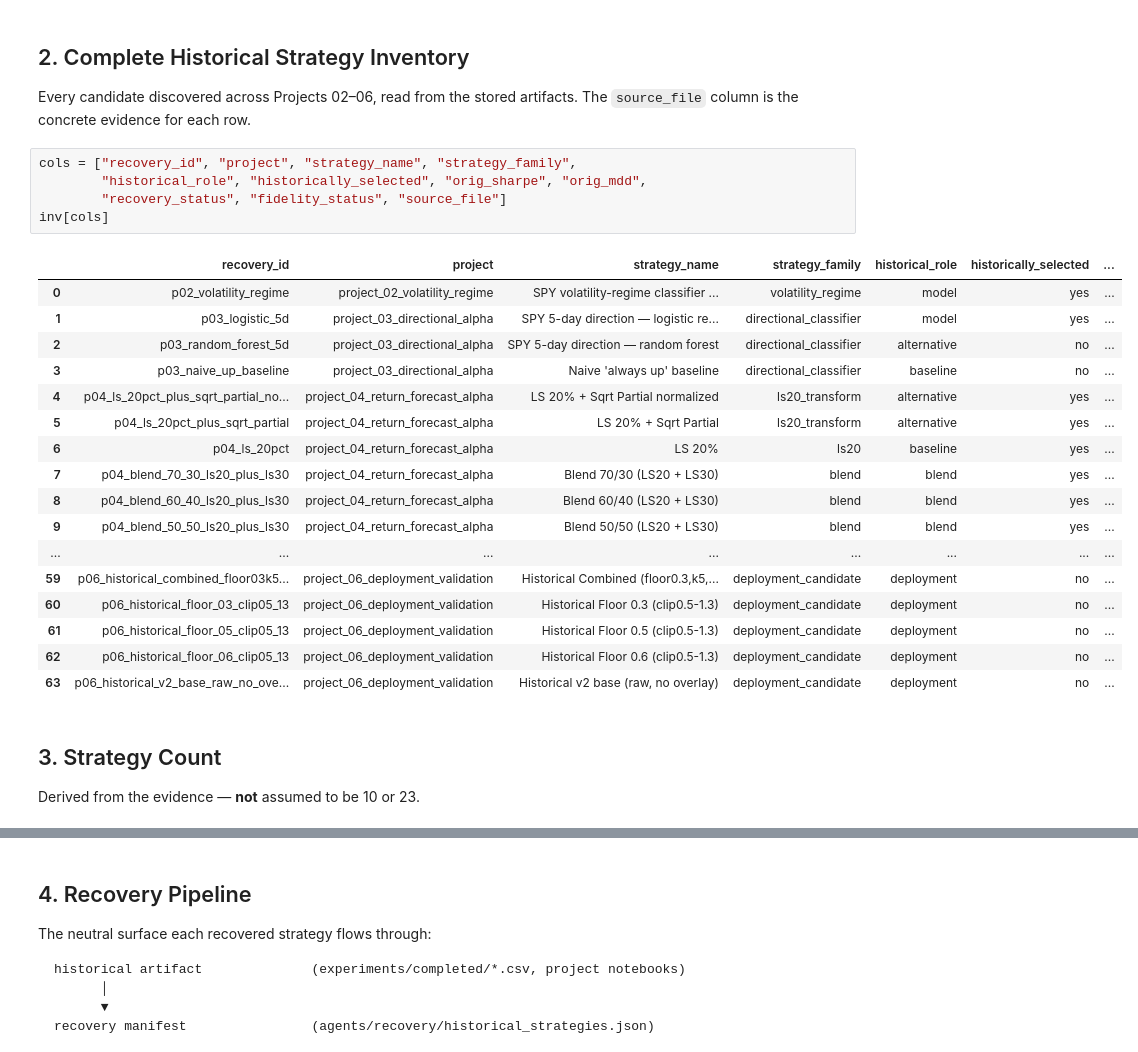
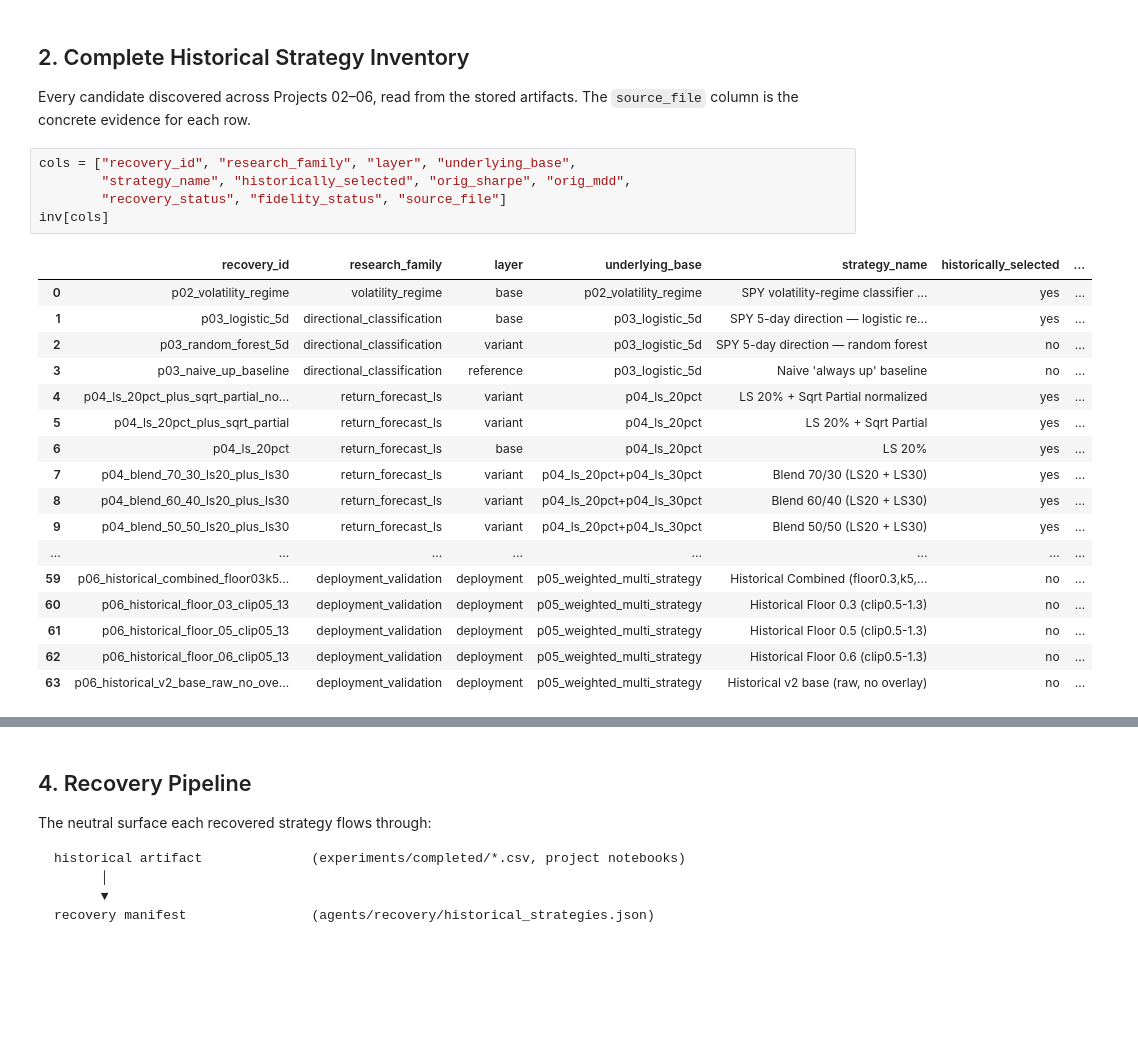
Before and after one commit to OpusArtisbyRawlz/quant-lab, a Jupyter notebook: research/historical_recovery/HISTORICAL_STRATEGY_RECOVERY.ipynb, the cells around one changed output, grey strips where cells are left out. Cells and saved outputs as stored; diff of their text form; blank space fills up the shorter version.

```diff
--- a/research/historical_recovery/HISTORICAL_STRATEGY_RECOVERY.ipynb
+++ b/research/historical_recovery/HISTORICAL_STRATEGY_RECOVERY.ipynb
@@ -48,29 +48,25 @@ Inventory rows: 64
 Every candidate discovered across Projects 02–06, read from the stored artifacts. The
 `source_file` column is the concrete evidence for each row.
 # %%
-cols = ["recovery_id", "project", "strategy_name", "strategy_family",
-        "historical_role", "historically_selected", "orig_sharpe", "orig_mdd",
+cols = ["recovery_id", "research_family", "layer", "underlying_base",
+        "strategy_name", "historically_selected", "orig_sharpe", "orig_mdd",
         "recovery_status", "fidelity_status", "source_file"]
 inv[cols]
 # %% [output]
-|  | recovery_id | project | strategy_name | strategy_family | historical_role | historically_selected | ... |
-| 0 | p02_volatility_regime | project_02_volatility_regime | SPY volatility-regime classifier ... | volatility_regime | model | yes | ... |
-| 1 | p03_logistic_5d | project_03_directional_alpha | SPY 5-day direction — logistic re... | directional_classifier | model | yes | ... |
-| 2 | p03_random_forest_5d | project_03_directional_alpha | SPY 5-day direction — random forest | directional_classifier | alternative | no | ... |
-| 3 | p03_naive_up_baseline | project_03_directional_alpha | Naive 'always up' baseline | directional_classifier | baseline | no | ... |
-| 4 | p04_ls_20pct_plus_sqrt_partial_no... | project_04_return_forecast_alpha | LS 20% + Sqrt Partial normalized | ls20_transform | alternative | yes | ... |
-| 5 | p04_ls_20pct_plus_sqrt_partial | project_04_return_forecast_alpha | LS 20% + Sqrt Partial | ls20_transform | alternative | yes | ... |
-| 6 | p04_ls_20pct | project_04_return_forecast_alpha | LS 20% | ls20 | baseline | yes | ... |
-| 7 | p04_blend_70_30_ls20_plus_ls30 | project_04_return_forecast_alpha | Blend 70/30 (LS20 + LS30) | blend | blend | yes | ... |
-| 8 | p04_blend_60_40_ls20_plus_ls30 | project_04_return_forecast_alpha | Blend 60/40 (LS20 + LS30) | blend | blend | yes | ... |
-| 9 | p04_blend_50_50_ls20_plus_ls30 | project_04_return_forecast_alpha | Blend 50/50 (LS20 + LS30) | blend | blend | yes | ... |
+|  | recovery_id | research_family | layer | underlying_base | strategy_name | historically_selected | ... |
+| 0 | p02_volatility_regime | volatility_regime | base | p02_volatility_regime | SPY volatility-regime classifier ... | yes | ... |
+| 1 | p03_logistic_5d | directional_classification | base | p03_logistic_5d | SPY 5-day direction — logistic re... | yes | ... |
+| 2 | p03_random_forest_5d | directional_classification | variant | p03_logistic_5d | SPY 5-day direction — random forest | no | ... |
+| 3 | p03_naive_up_baseline | directional_classification | reference | p03_logistic_5d | Naive 'always up' baseline | no | ... |
+| 4 | p04_ls_20pct_plus_sqrt_partial_no... | return_forecast_ls | variant | p04_ls_20pct | LS 20% + Sqrt Partial normalized | yes | ... |
+| 5 | p04_ls_20pct_plus_sqrt_partial | return_forecast_ls | variant | p04_ls_20pct | LS 20% + Sqrt Partial | yes | ... |
+| 6 | p04_ls_20pct | return_forecast_ls | base | p04_ls_20pct | LS 20% | yes | ... |
+| 7 | p04_blend_70_30_ls20_plus_ls30 | return_forecast_ls | variant | p04_ls_20pct+p04_ls_30pct | Blend 70/30 (LS20 + LS30) | yes | ... |
+| 8 | p04_blend_60_40_ls20_plus_ls30 | return_forecast_ls | variant | p04_ls_20pct+p04_ls_30pct | Blend 60/40 (LS20 + LS30) | yes | ... |
+| 9 | p04_blend_50_50_ls20_plus_ls30 | return_forecast_ls | variant | p04_ls_20pct+p04_ls_30pct | Blend 50/50 (LS20 + LS30) | yes | ... |
 | ... | ... | ... | ... | ... | ... | ... | ... |
-| 59 | p06_historical_combined_floor03k5... | project_06_deployment_validation | Historical Combined (floor0.3,k5,... | deployment_candidate | deployment | no | ... |
-| 60 | p06_historical_floor_03_clip05_13 | project_06_deployment_validation | Historical Floor 0.3 (clip0.5-1.3) | deployment_candidate | deployment | no | ... |
-| 61 | p06_historical_floor_05_clip05_13 | project_06_deployment_validation | Historical Floor 0.5 (clip0.5-1.3) | deployment_candidate | deployment | no | ... |
-| 62 | p06_historical_floor_06_clip05_13 | project_06_deployment_validation | Historical Floor 0.6 (clip0.5-1.3) | deployment_candidate | deployment | no | ... |
-| 63 | p06_historical_v2_base_raw_no_ove... | project_06_deployment_validation | Historical v2 base (raw, no overlay) | deployment_candidate | deployment | no | ... |
+| 59 | p06_historical_combined_floor03k5... | deployment_validation | deployment | p05_weighted_multi_strategy | Historical Combined (floor0.3,k5,... | no | ... |
+| 60 | p06_historical_floor_03_clip05_13 | deployment_validation | deployment | p05_weighted_multi_strategy | Historical Floor 0.3 (clip0.5-1.3) | no | ... |
+| 61 | p06_historical_floor_05_clip05_13 | deployment_validation | deployment | p05_weighted_multi_strategy | Historical Floor 0.5 (clip0.5-1.3) | no | ... |
+| 62 | p06_historical_floor_06_clip05_13 | deployment_validation | deployment | p05_weighted_multi_strategy | Historical Floor 0.6 (clip0.5-1.3) | no | ... |
+| 63 | p06_historical_v2_base_raw_no_ove... | deployment_validation | deployment | p05_weighted_multi_strategy | Historical v2 base (raw, no overlay) | no | ... |
-# %% [markdown]
-## 3. Strategy Count
-
-Derived from the evidence — **not** assumed to be 10 or 23.
```
Also changed, not shown: parts of 3 cells of this notebook, 2 other files.
